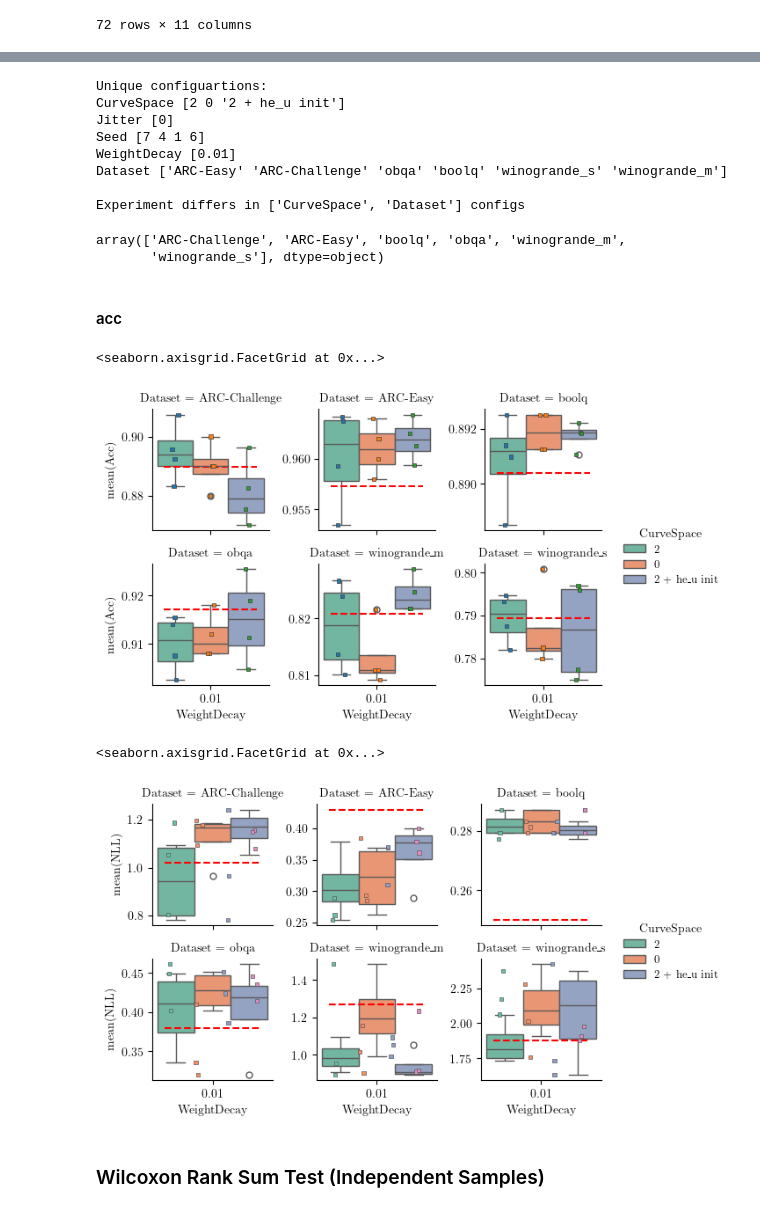
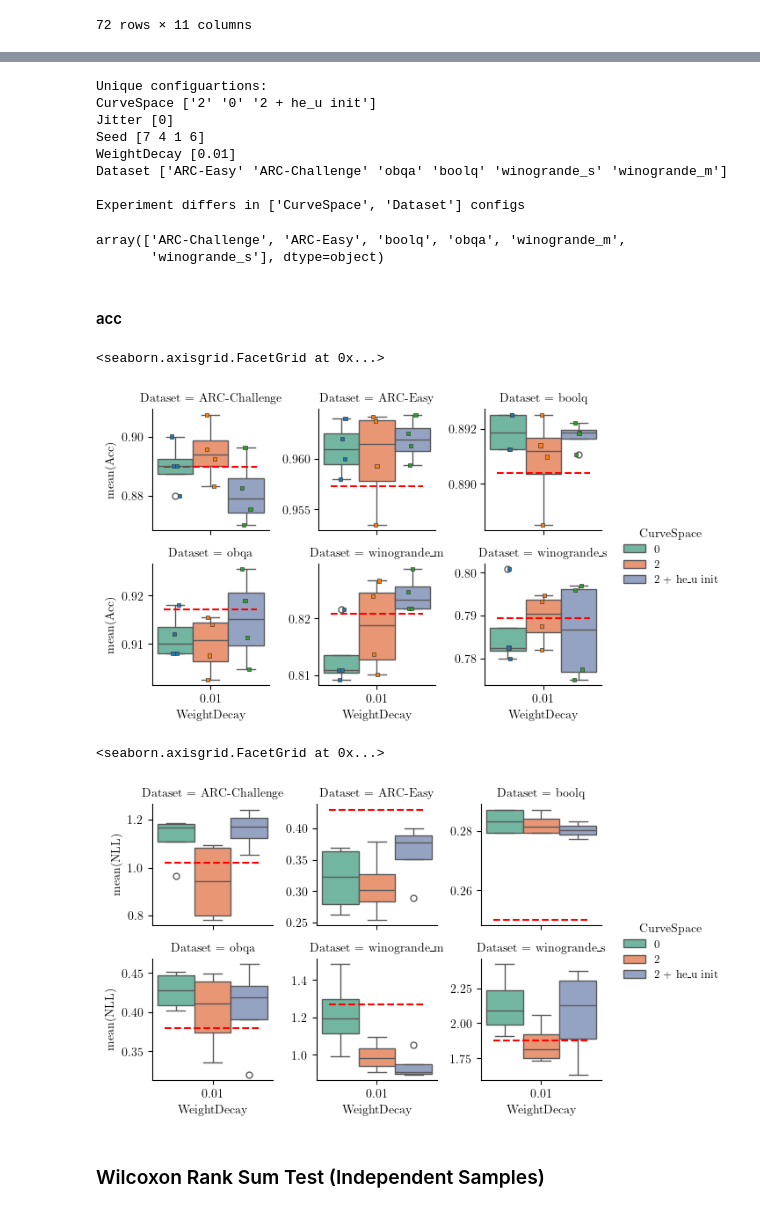
Before and after one commit to doldd/Time_Transformer, a Jupyter notebook: analyse_qwen_results.ipynb, the cells around one changed output, grey strips where cells are left out. Drawn from its saved outputs; the diff is of its cells as text; code cells hidden in the pictures.

Commit message:
added curve model to grid

```diff
--- a/analyse_qwen_results.ipynb
+++ b/analyse_qwen_results.ipynb
@@ -1682,7 +1682,7 @@ for s in ["0nx704d3",]: # no noise
             continue
         t_run.set_postfix_str(run.name)
         res = dict(Id=run.id,
-                    CurveSpace=run.config['curve_params']['k'],
+                    CurveSpace=f"{run.config['curve_params']['k']}",
                     Jitter=run.config['curve_params']['jitter_multiplier'],
                     Seed=run.config['rng_seed'],
                     WeightDecay=run.config['curve_params']['optimizer_conf']['kwargs']['weight_decay'],
@@ -1760,7 +1760,7 @@ col_order.sort()
 col_order
 # %% [output]
 Unique configuartions:
-CurveSpace [2 0 '2 + he_u init']
+CurveSpace ['2' '0' '2 + he_u init']
 Jitter [0]
 Seed [7 4 1 6]
 WeightDecay [0.01]
@@ -1783,8 +1783,9 @@ ref_acc = {
 }
 # df_clean = df_clean[df_clean['CurveSpace']==0]
 
-
-g = sns.catplot(data=df_clean, x='WeightDecay', y='acc_mean', hue='CurveSpace', kind='box', col='Dataset', sharey=False, col_wrap=3, palette='Set2', height=figsize[1], col_order=col_order)
+# hue_order = df_clean['CurveSpace'].unique()
+hue_order = ["0", "2", "2 + he_u init"]
+g = sns.catplot(data=df_clean, x='WeightDecay', y='acc_mean', hue='CurveSpace', kind='box', col='Dataset', sharey=False, col_wrap=3, palette='Set2', height=figsize[1], col_order=col_order, hue_order=hue_order)
 for ax in g.axes.flat:
     ds = ax.get_title().split('=')[1].strip()
     # 3. Draw the stripplot onto the current axes (ax)
@@ -1801,6 +1802,7 @@ for ax in g.axes.flat:
         linewidth=0.5,
         size=3,
         marker="s",
+        hue_order=hue_order,
         legend=False  # <-- Avoid drawing a second legend
     )
 g.set_ylabels('mean(Acc)')
@@ -1840,11 +1842,12 @@ for ax in g.axes.flatten():
                 label='MAP (WD=0.01)' if i == 0 else None
             )
 
+g.legend
 # Adjust legend placement if needed
 g.tight_layout()
 # %% [output]
 <seaborn.axisgrid.FacetGrid at 0x...>
-[figure, old version]
+[figure, new version]
 # %%
 ref_nll = {
     'boolq': {'MLE': 0.25, 'MAP': 0.25},
@@ -1855,7 +1858,7 @@ ref_nll = {
     'winogrande_m': {'MLE': 1.20, 'MAP': 1.27}
 }
 
-g = sns.catplot(data=df_clean, x='WeightDecay', y='nll_mean', hue='CurveSpace', kind='box', col='Dataset', sharey=False, col_wrap=3, palette='Set2', height=figsize[1], col_order=col_order)
+g = sns.catplot(data=df_clean, x='WeightDecay', y='nll_mean', hue='CurveSpace', kind='box', col='Dataset', sharey=False, col_wrap=3, palette='Set2', height=figsize[1], col_order=col_order, hue_order=hue_order)
 for ax in g.axes.flat:
     ds = ax.get_title().split('=')[1].strip()
     # 3. Draw the stripplot onto the current axes (ax)
@@ -1872,6 +1875,7 @@ for ax in g.axes.flat:
         linewidth=0.5,
         size=3,
         marker="s",
+        hue_order=hue_order,
         legend=False  # <-- Avoid drawing a second legend
     )
 g.set_ylabels('mean(NLL)')
@@ -1887,34 +1891,34 @@ for ax in g.axes.flatten():
         continue
 
     # Get current axis limits for scaling line width
     for i, wd in enumerate(weight_levels):
         tick = i  # categorical position
         if wd == 0:
             ax.hlines(
                 y=ref_nll[dataset]['MLE'],
                 xmin=tick - 0.35,
                 xmax=tick + 0.35,
                 colors='blue',
                 linestyles='--',
                 lw=1.5,
                 label='MLE (WD=0)' if i == 0 else None
             )
         elif wd == 0.01:
             ax.hlines(
                 y=ref_nll[dataset]['MAP'],
                 xmin=tick - 0.35,
                 xmax=tick + 0.35,
                 colors='red',
                 linestyles='--',
                 lw=1.5,
                 label='MAP (WD=0.01)' if i == 0 else None
             )
 
 # Adjust legend placement if needed
 g.tight_layout()
 # %% [output]
 <seaborn.axisgrid.FacetGrid at 0x...>
-[figure, old version]
+[figure, new version]
 # %% [markdown]
 ### Wilcoxon Rank Sum Test (Independent Samples)
 # %%
```
Also changed, not shown: parts of 20 cells of this notebook, 2 other files.
